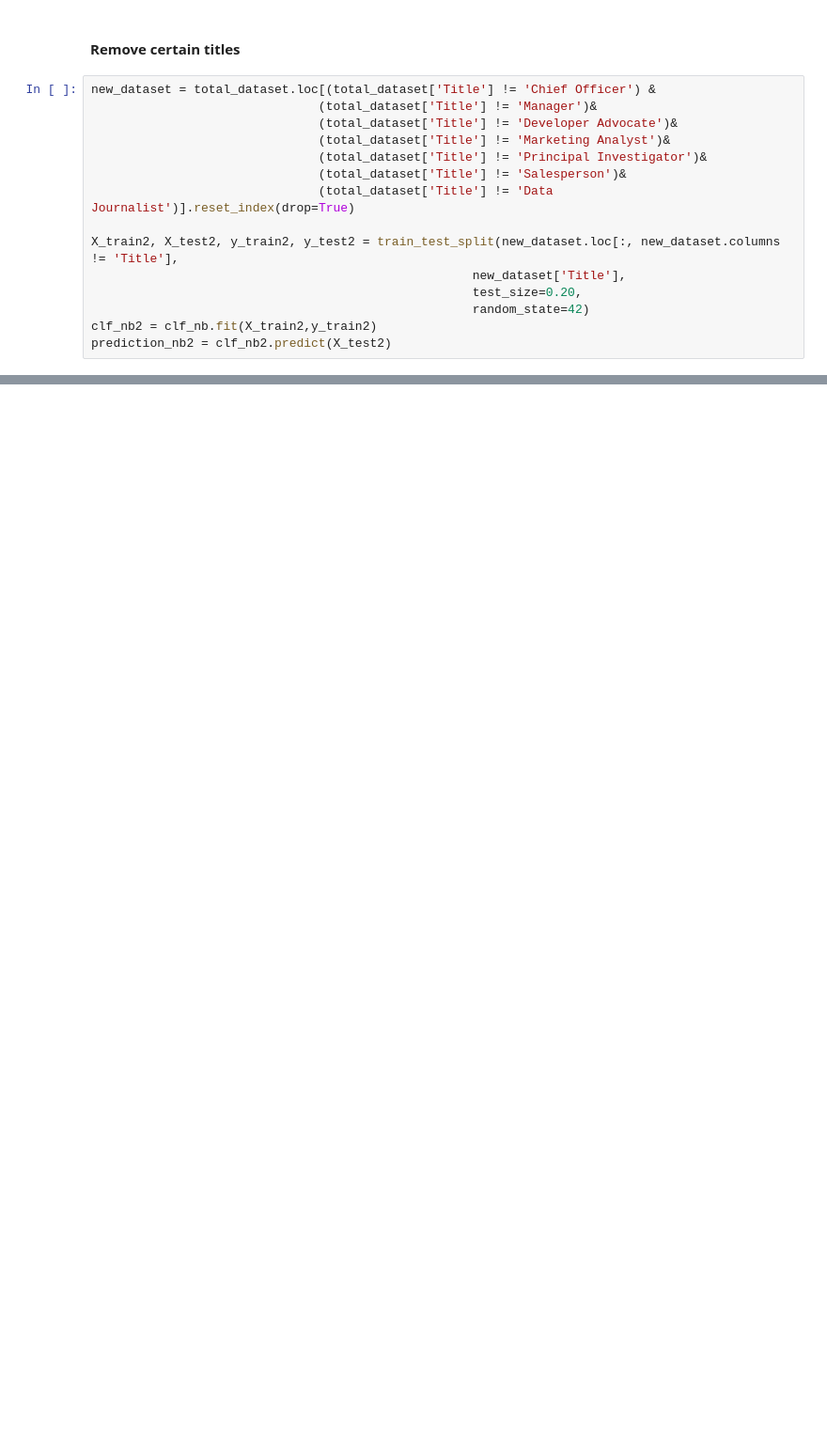
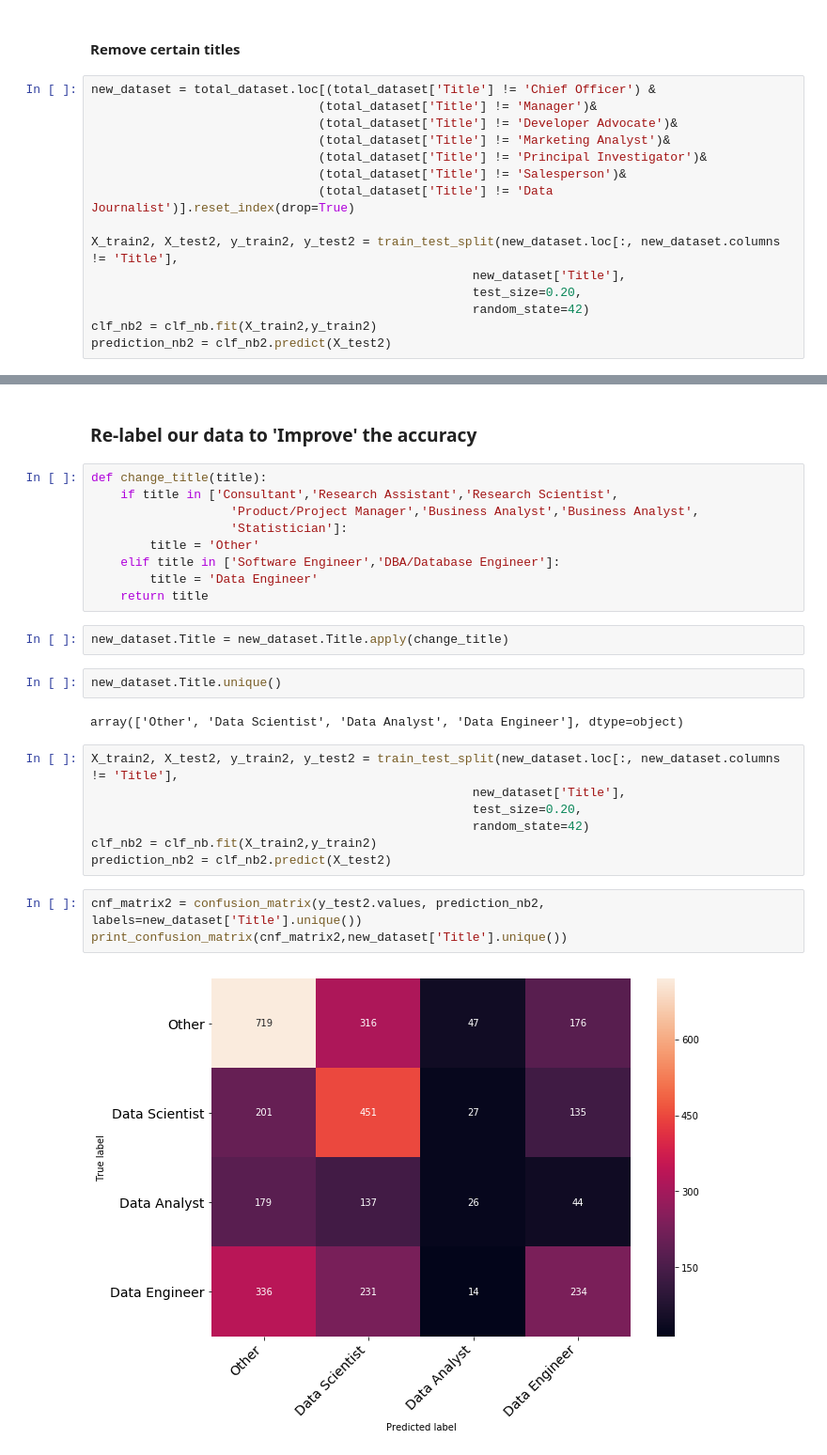
Before and after one commit to ruoyucad/DataForGood, a Jupyter notebook: EDA.ipynb, the cells around one changed output, grey strips where cells are left out. Shown: that part at 94% size. Drawn from its saved outputs; the diff is of its cells as text; blank space fills up the shorter version.

```diff
--- a/EDA.ipynb
+++ b/EDA.ipynb
@@ -251,0 +224,29 @@ The naive bayse prediction accuracy is:  32.81393217231897 %
+# %% [markdown]
+### Re-label our data to 'Improve' the accuracy
+# %%
+def change_title(title):
+    if title in ['Consultant','Research Assistant','Research Scientist',
+                   'Product/Project Manager','Business Analyst','Business Analyst',
+                   'Statistician']:
+        title = 'Other'
+    elif title in ['Software Engineer','DBA/Database Engineer']:
+        title = 'Data Engineer'
+    return title
+# %%
+new_dataset.Title = new_dataset.Title.apply(change_title)
+# %%
+new_dataset.Title.unique()
+# %% [output]
+array(['Other', 'Data Scientist', 'Data Analyst', 'Data Engineer'], dtype=object)
+# %%
+X_train2, X_test2, y_train2, y_test2 = train_test_split(new_dataset.loc[:, new_dataset.columns != 'Title'],
+                                                    new_dataset['Title'],
+                                                    test_size=0.20,
+                                                    random_state=42)
+clf_nb2 = clf_nb.fit(X_train2,y_train2)
+prediction_nb2 = clf_nb2.predict(X_test2)
+# %%
+cnf_matrix2 = confusion_matrix(y_test2.values, prediction_nb2, labels=new_dataset['Title'].unique())
+print_confusion_matrix(cnf_matrix2,new_dataset['Title'].unique())
+# %% [output]
+[figure, added]
```
Also changed, not shown: parts of 16 cells of this notebook, 2 other files.
